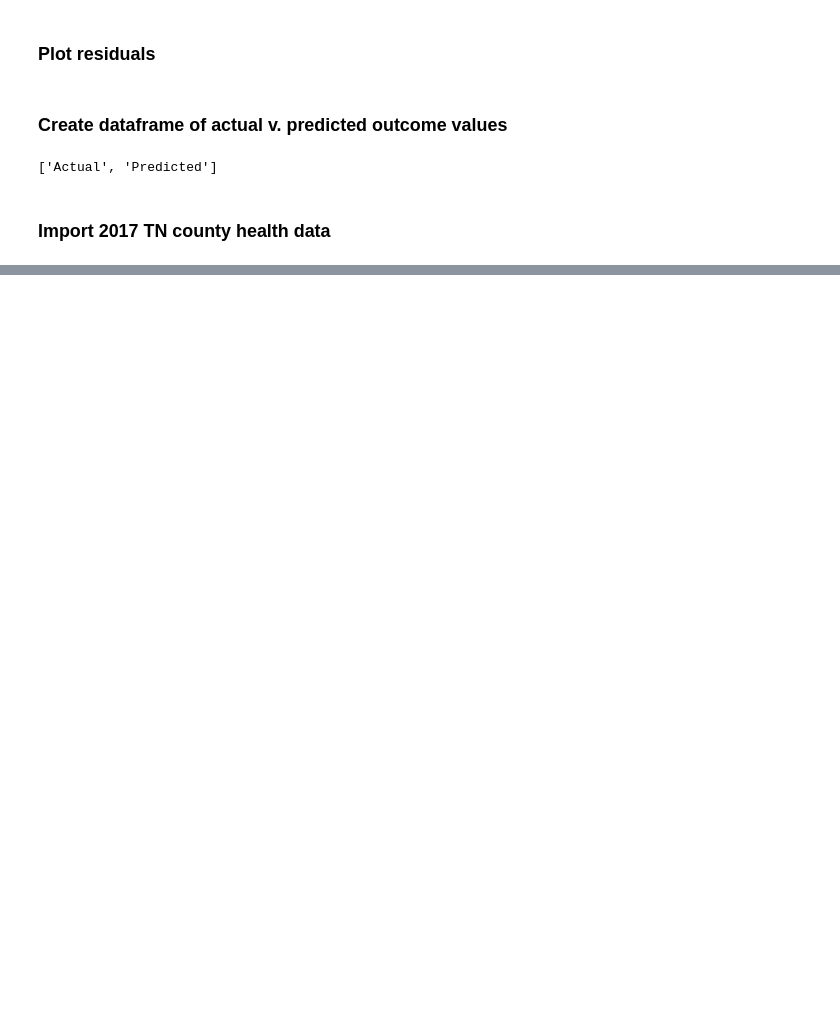
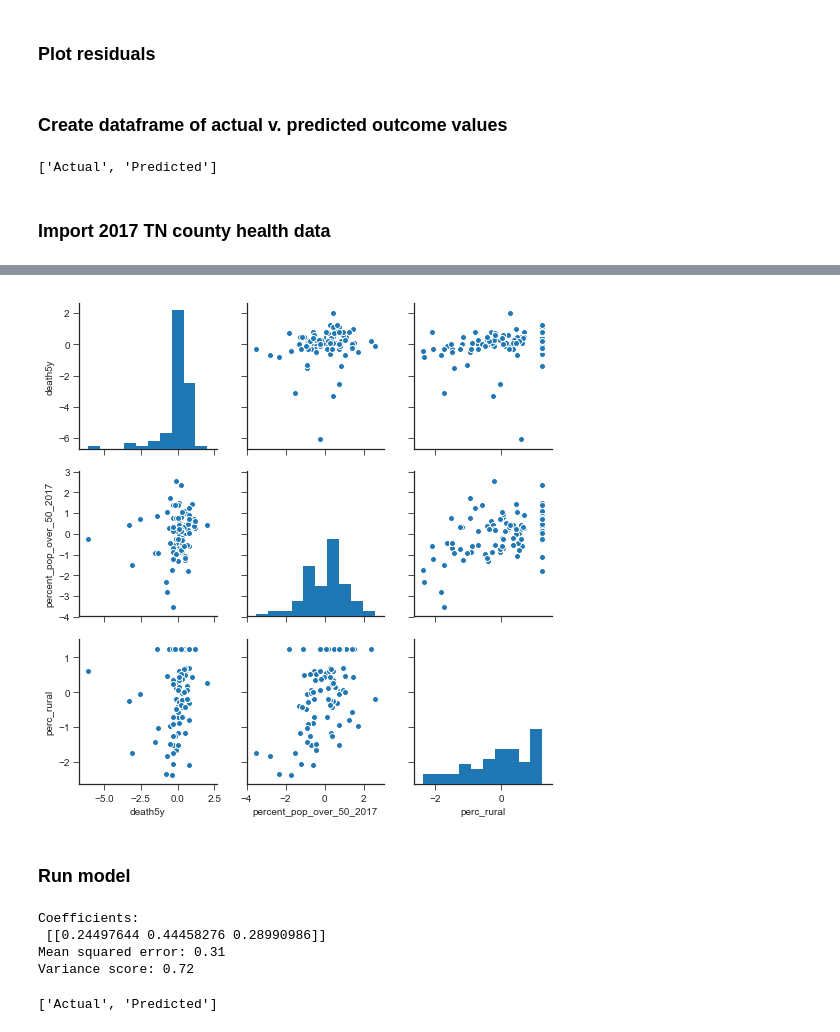
Before and after one commit to ibutera/vanderbilt-aspire-data-essentials, a Jupyter notebook: First Notebook.ipynb, the cells around one changed output, grey strips where cells are left out. Saved outputs shown, nothing was run; the diff lists cells and outputs as text; code cells hidden in the pictures; blank space fills up the shorter version.

```diff
--- a/First Notebook.ipynb
+++ b/First Notebook.ipynb
@@ -773,0 +906,10 @@ countyinfo.head(5)
+# %%
+## drop some columns
+model2 = county_df.drop(['county','fips','healthy','death_lowci','death_upci','annualcount','trend','death5y_lowci', 'death5y_upci',
+       'pop2010all', 'pop2014all', 'median_age_2010',
+       'median_age_2014', 'median_age_2017', 'hospice_counts', 'over50_2010',
+       'over50_2014', 'percent_pop_over_50_2010',
+       'percent_pop_over_50_2014','deaths','num_uninsured','num_pcp','pcp_ratio','population',
+        'num_inj_deaths','dui_deaths','segregation','drug_overdose_rate','firearm_fatalities','pcp_rate',
+                        'MV_mortality'],axis = 1)
+model2.head(5)
@@ -773,0 +947,7 @@ countyinfo.head(5)
+# %%
+StandardScaler(copy=True, with_mean=True, with_std=True)
+scaled = StandardScaler()
+
+model2_scaled = scaled.fit_transform(model2);
+model2_scaled = pd.DataFrame(model2_scaled, index= model2.index, columns=model2.columns);
+model2_scaled.head(5)
@@ -773,0 +976,7 @@ countyinfo.head(5)
+# %%
+model2_scaled = model2_scaled.drop(['driving_deaths','perc_dui_deaths', 'prev_hosp_rate', 'medicare_enrollees',
+       'perc_mammogram', 'num_somecollege', 'num_unemployed',
+       'labor_force', 'violent_crime_rate','inj_death_rate', 'premature_mortality',
+       'mental_distress.1', 'perc_diabetes', 'perc_uninsured.1', 'perc_female','perc_college','perc_unemployed'], axis = 1)
+
+model2_scaled.head(5)
@@ -773,0 +1048,6 @@ countyinfo.head(5)
+# %%
+X2 = model2_scaled.drop(['deathrate', 'pop2017all', 'normalized_hospice_rate',
+         'perc_obese', 'perc_inactive',
+       'perc_excess_drink', 'perc_uninsured', 'mental_distress',
+       'perc_food_insecure','overall_deathrate','median_income','over50_2017','violent_crime'],axis = 1)
+X2.head(5)
@@ -773,0 +1074,20 @@ countyinfo.head(5)
+# %%
+#sns.set_style("ticks")
+g= sns.pairplot(X2)
+# %% [output]
+[figure, added]
+# %% [markdown]
+### Run model
+# %%
+X_train, X_test, Y_train, Y_test = train_test_split(X2,Y2,test_size = .20, random_state = 44)
+regr = linear_model.LinearRegression()
+regr.fit(X_train,Y_train)
+Y_pred = regr.predict(X_test)
+print('Coefficients: \n', regr.coef_)
+print("Mean squared error: %.2f" % mean_squared_error(Y_test,Y_pred))
+print('Variance score: %.2f' % r2_score(Y_test,Y_pred))
+# %% [output]
+Coefficients:
+ [[0.24497644 0.44458276 0.28990986]]
+Mean squared error: 0.31
+Variance score: 0.72
@@ -773,0 +1100,7 @@ countyinfo.head(5)
+# %%
+predictions = {'Actual':Y_test,'Predicted':Y_pred}
+#predictions_df= pd.DataFrame(data=predictions)
+#predictions_df.head(5)
+list(predictions)
+# %% [output]
+['Actual', 'Predicted']
```
Also changed, not shown: parts of 48 cells of this notebook.
